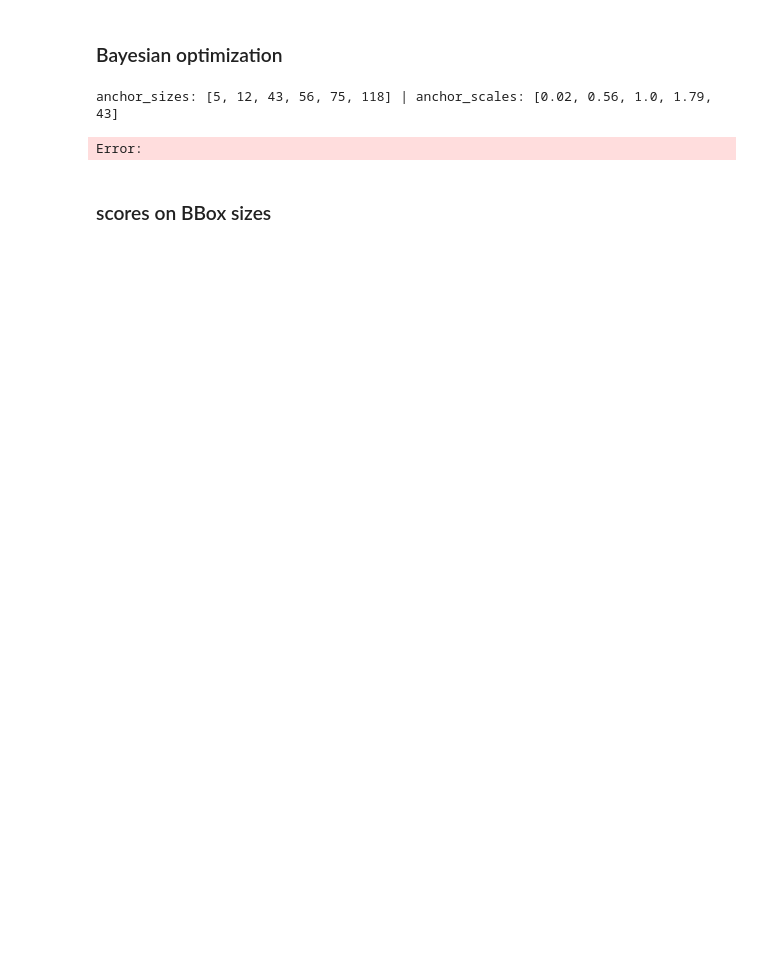
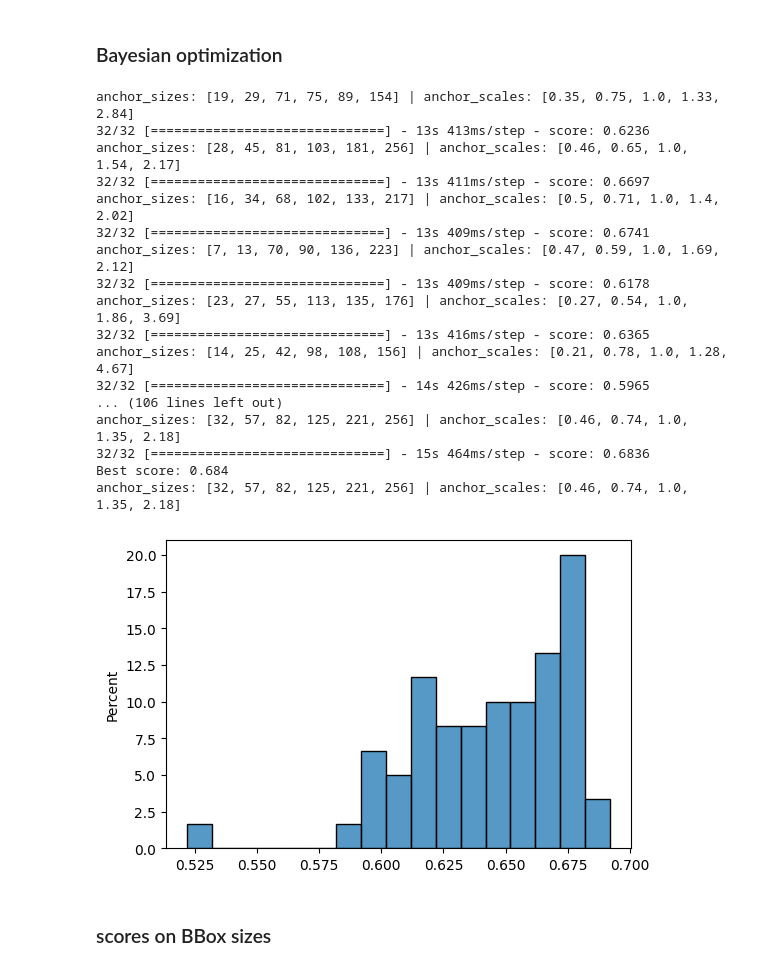
Before and after one commit to fzzyfoxx/resume, a Jupyter notebook: maps_vectorization/RPN_optimization.ipynb, the cells around one changed output. Cells and saved outputs as stored; diff of their text form; code cells hidden in the pictures; blank space fills up the shorter version.

```diff
--- a/maps_vectorization/RPN_optimization.ipynb
+++ b/maps_vectorization/RPN_optimization.ipynb
@@ -262,7 +264,7 @@ class AnchorOptimizer:
     def _get_parameters(self, params):
         anchor_additions = params[:self.inputs_num]
         anchor_sizes = [min(self.max_anchor_size,sum(anchor_additions[:i+1])) for i in range(len(anchor_additions))]
-        anchor_scales = [1.0]+[scale for base_scale in params[5:] for scale in [base_scale, 1/base_scale]]
+        anchor_scales = [1.0]+[scale for base_scale in params[self.inputs_num:] for scale in [base_scale, 1/base_scale]]
         anchor_scales.sort()
         window_sizes = self.window_sizes
         return anchor_sizes, anchor_scales, window_sizes
@@ -297,29 +299,46 @@ opt = AnchorOptimizer(
     anchor_generator=AnchorGenerator(input_sizes=[64,64,32,16,8,4]),
     bboxes_batches=bboxes_batches,
     loss=loss,
-    window_sizes=[1]*6
+    window_sizes=[3,3,1,1,1,1]
 )
 # %%
 search_space = [
-    Integer(2, 8, name='size5'),
-    Integer(2, 8, name='size1'),
-    Integer(2, 32, name='size2'),
-    Integer(4, 32, name='size3'),
-    Integer(8, 64, name='size4'),
-    Integer(16, 64, name='size5'),
-    Real(0.2,0.8, name='scale1'),
+    Integer(2, 32, name='size0'),
+    Integer(2, 32, name='size1'),
+    Integer(2, 64, name='size2'),
+    Integer(4, 64, name='size3'),
+    Integer(8, 96, name='size4'),
+    Integer(16, 96, name='size5'),
+    Real(0.2,0.5, name='scale1'),
+    Real(0.5,0.8, name='scale2'),
 ]
 
 optimizer_args = {
     'n_calls': 60,
     'n_random_starts': 10,
     'n_initial_points': 15
 }
 
 result = opt.run_experiment(search_space, optimizer_args)
 # %% [output]
-anchor_sizes: [5, 12, 43, 56, 75, 118] | anchor_scales: [0.02, 0.56, 1.0, 1.79, 43]
+anchor_sizes: [19, 29, 71, 75, 89, 154] | anchor_scales: [0.35, 0.75, 1.0, 1.33, 2.84]
+32/32 [==============================] - 13s 413ms/step - score: 0.6236
+anchor_sizes: [28, 45, 81, 103, 181, 256] | anchor_scales: [0.46, 0.65, 1.0, 1.54, 2.17]
+32/32 [==============================] - 13s 411ms/step - score: 0.6697
+anchor_sizes: [16, 34, 68, 102, 133, 217] | anchor_scales: [0.5, 0.71, 1.0, 1.4, 2.02]
+32/32 [==============================] - 13s 409ms/step - score: 0.6741
+anchor_sizes: [7, 13, 70, 90, 136, 223] | anchor_scales: [0.47, 0.59, 1.0, 1.69, 2.12]
+32/32 [==============================] - 13s 409ms/step - score: 0.6178
+anchor_sizes: [23, 27, 55, 113, 135, 176] | anchor_scales: [0.27, 0.54, 1.0, 1.86, 3.69]
+32/32 [==============================] - 13s 416ms/step - score: 0.6365
+anchor_sizes: [14, 25, 42, 98, 108, 156] | anchor_scales: [0.21, 0.78, 1.0, 1.28, 4.67]
+32/32 [==============================] - 14s 426ms/step - score: 0.5965
+... (106 lines left out)
+anchor_sizes: [32, 57, 82, 125, 221, 256] | anchor_scales: [0.46, 0.74, 1.0, 1.35, 2.18]
+32/32 [==============================] - 15s 464ms/step - score: 0.6836
+Best score: 0.684
+anchor_sizes: [32, 57, 82, 125, 221, 256] | anchor_scales: [0.46, 0.74, 1.0, 1.35, 2.18]
-Error:
+[figure, added]
 # %% [markdown]
 ### scores on BBox sizes
 # %%
```
Also changed, not shown: parts of 22 cells of this notebook, 4 other files.
